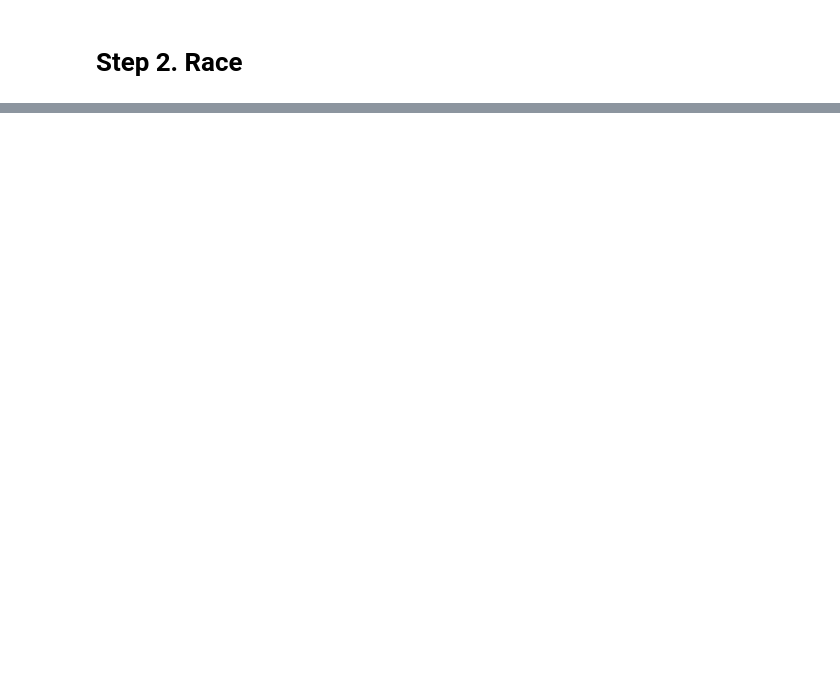
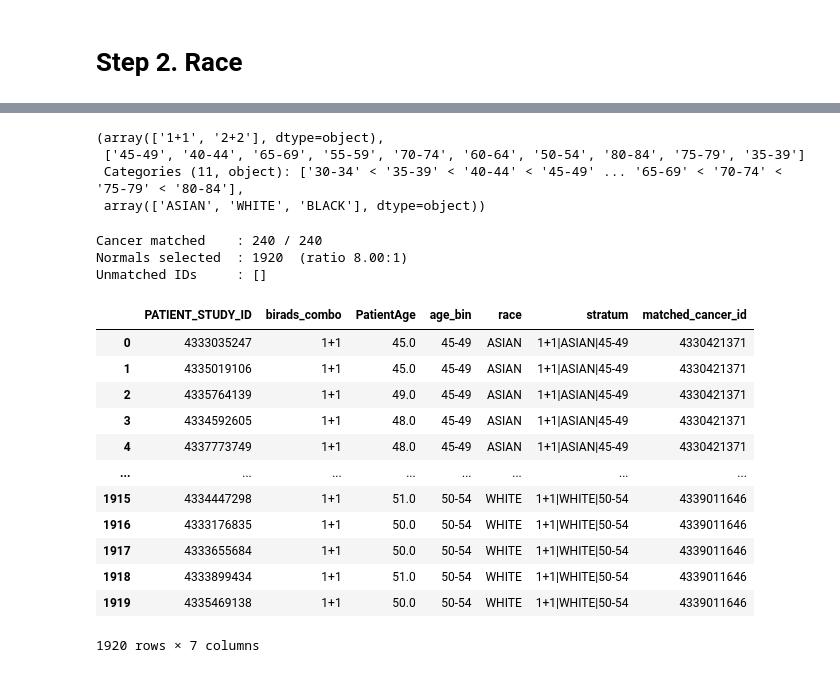
Before and after one commit to tracy01014/MO-DBT-data-curation, a Jupyter notebook: Code/Check/match_mo_cancer_normal.ipynb, the cells around one changed output, grey strips where cells are left out. Cells and saved outputs as stored; diff of their text form; code cells hidden in the pictures; blank space fills up the shorter version.

```diff
--- a/Code/Check/match_mo_cancer_normal.ipynb
+++ b/Code/Check/match_mo_cancer_normal.ipynb
@@ -299,0 +227,4 @@ print(f"Unmatched IDs     : {unmatched_cancer_ids}")
+# %%
+# ── Config ────────────────────────────────────────────────────────────────────
+RANDOM_SEED = 42
+N_MATCH     = 8  # normals per cancer patient
@@ -300,24 +254,12 @@ print(f"Unmatched IDs     : {unmatched_cancer_ids}")
+# %%
+c_feat_match['birads_combo'].unique(), c_feat_match['age_bin'].unique(), c_feat_match['race'].unique()
+# %% [output]
+(array(['1+1', '2+2'], dtype=object),
+ ['45-49', '40-44', '65-69', '55-59', '70-74', '60-64', '50-54', '80-84', '75-79', '35-39']
+ Categories (11, object): ['30-34' < '35-39' < '40-44' < '45-49' ... '65-69' < '70-74' < '75-79' < '80-84'],
+ array(['ASIAN', 'WHITE', 'BLACK'], dtype=object))
 # %%
-
-
-# ── STEP 3: Age bin (5-year) ──────────────────────────────────────────────────
-AGE_BINS   = list(range(30, 100, 5))
-AGE_LABELS = [f'{b}-{b+4}' for b in AGE_BINS[:-1]]
-
-mo_cancer_ehr['age_bin']        = pd.cut(mo_cancer_ehr['PatientAge'],        bins=AGE_BINS, labels=AGE_LABELS, right=True)
-normal_candidate_ehr['age_bin'] = pd.cut(normal_candidate_ehr['PatientAge'], bins=AGE_BINS, labels=AGE_LABELS, right=True)
-
-# ── STEP 4: Feature tables ────────────────────────────────────────────────────
-c_feat = c_combo.merge(mo_cancer_ehr[['PATIENT_STUDY_ID', 'PatientAge', 'age_bin', 'race']], on='PATIENT_STUDY_ID', how='left')
-n_feat = n_combo.merge(normal_candidate_ehr[['PATIENT_STUDY_ID', 'PatientAge', 'age_bin', 'race']], on='PATIENT_STUDY_ID', how='left')
-
-def make_stratum(df):
-    return df['birads_combo'].astype(str) + '|' + df['race'].astype(str) + '|' + df['age_bin'].astype(str)
-
-c_feat['stratum'] = make_stratum(c_feat)
-n_feat['stratum'] = make_stratum(n_feat)
-
-# ── STEP 5: Match ─────────────────────────────────────────────────────────────
+# ── Match ─────────────────────────────────────────────────────────────
 rng = np.random.default_rng(RANDOM_SEED)
 normal_pool = n_feat.copy()
 normal_pool_by_stratum = {s: grp.index.tolist() for s, grp in normal_pool.groupby('stratum')}
@@ -325,7 +267,7 @@ normal_pool_by_stratum = {s: grp.index.tolist() for s, grp in normal_pool.groupb
 matched_cancer_rows, matched_normal_rows, unmatched_cancer_ids = [], [], []
 used_normal_indices = set()
 
-for _, cancer_row in c_feat.iterrows():
+for _, cancer_row in c_feat_match.iterrows():
     stratum   = cancer_row['stratum']
     available = [i for i in normal_pool_by_stratum.get(stratum, []) if i not in used_normal_indices]
 
@@ -351,10 +293,30 @@ for _, cancer_row in c_feat.iterrows():
         row['matched_cancer_id'] = cancer_row['PATIENT_STUDY_ID']
         matched_normal_rows.append(row)
 
-matched_cancer  = pd.DataFrame(matched_cancer_rows).reset_index(drop=True)
-matched_normals = pd.DataFrame(matched_normal_rows).reset_index(drop=True)
+matched_cancer_list  = pd.DataFrame(matched_cancer_rows).reset_index(drop=True)
+matched_normal_list = pd.DataFrame(matched_normal_rows).reset_index(drop=True)
 
-# ── STEP 6: Summary ───────────────────────────────────────────────────────────
-print(f"Cancer matched    : {len(matched_cancer)} / {len(c_feat)}")
-print(f"Normals selected  : {len(matched_normals)}  (ratio {len(matched_normals)/len(matched_cancer):.2f}:1)")
+# ── Summary ───────────────────────────────────────────────────────────
+print(f"Cancer matched    : {len(matched_cancer_list)} / {len(c_feat_match)}")
+print(f"Normals selected  : {len(matched_normal_list)}  (ratio {len(matched_normal_list)/len(matched_cancer_list):.2f}:1)")
 print(f"Unmatched IDs     : {unmatched_cancer_ids}")
+# %% [output]
+Cancer matched    : 240 / 240
+Normals selected  : 1920  (ratio 8.00:1)
+Unmatched IDs     : []
+# %%
+matched_normal_list
+# %% [output]
+|  | PATIENT_STUDY_ID | birads_combo | PatientAge | age_bin | race | stratum | matched_cancer_id |
+| 0 | 4333035247 | 1+1 | 45.0 | 45-49 | ASIAN | 1+1|ASIAN|45-49 | 4330421371 |
+| 1 | 4335019106 | 1+1 | 45.0 | 45-49 | ASIAN | 1+1|ASIAN|45-49 | 4330421371 |
+| 2 | 4335764139 | 1+1 | 49.0 | 45-49 | ASIAN | 1+1|ASIAN|45-49 | 4330421371 |
+| 3 | 4334592605 | 1+1 | 48.0 | 45-49 | ASIAN | 1+1|ASIAN|45-49 | 4330421371 |
+| 4 | 4337773749 | 1+1 | 48.0 | 45-49 | ASIAN | 1+1|ASIAN|45-49 | 4330421371 |
+| ... | ... | ... | ... | ... | ... | ... | ... |
+| 1915 | 4334447298 | 1+1 | 51.0 | 50-54 | WHITE | 1+1|WHITE|50-54 | 4339011646 |
+| 1916 | 4333176835 | 1+1 | 50.0 | 50-54 | WHITE | 1+1|WHITE|50-54 | 4339011646 |
+| 1917 | 4333655684 | 1+1 | 50.0 | 50-54 | WHITE | 1+1|WHITE|50-54 | 4339011646 |
+| 1918 | 4333899434 | 1+1 | 51.0 | 50-54 | WHITE | 1+1|WHITE|50-54 | 4339011646 |
+| 1919 | 4335469138 | 1+1 | 50.0 | 50-54 | WHITE | 1+1|WHITE|50-54 | 4339011646 |
+1920 rows × 7 columns
```
Also changed, not shown: parts of 16 cells of this notebook.
